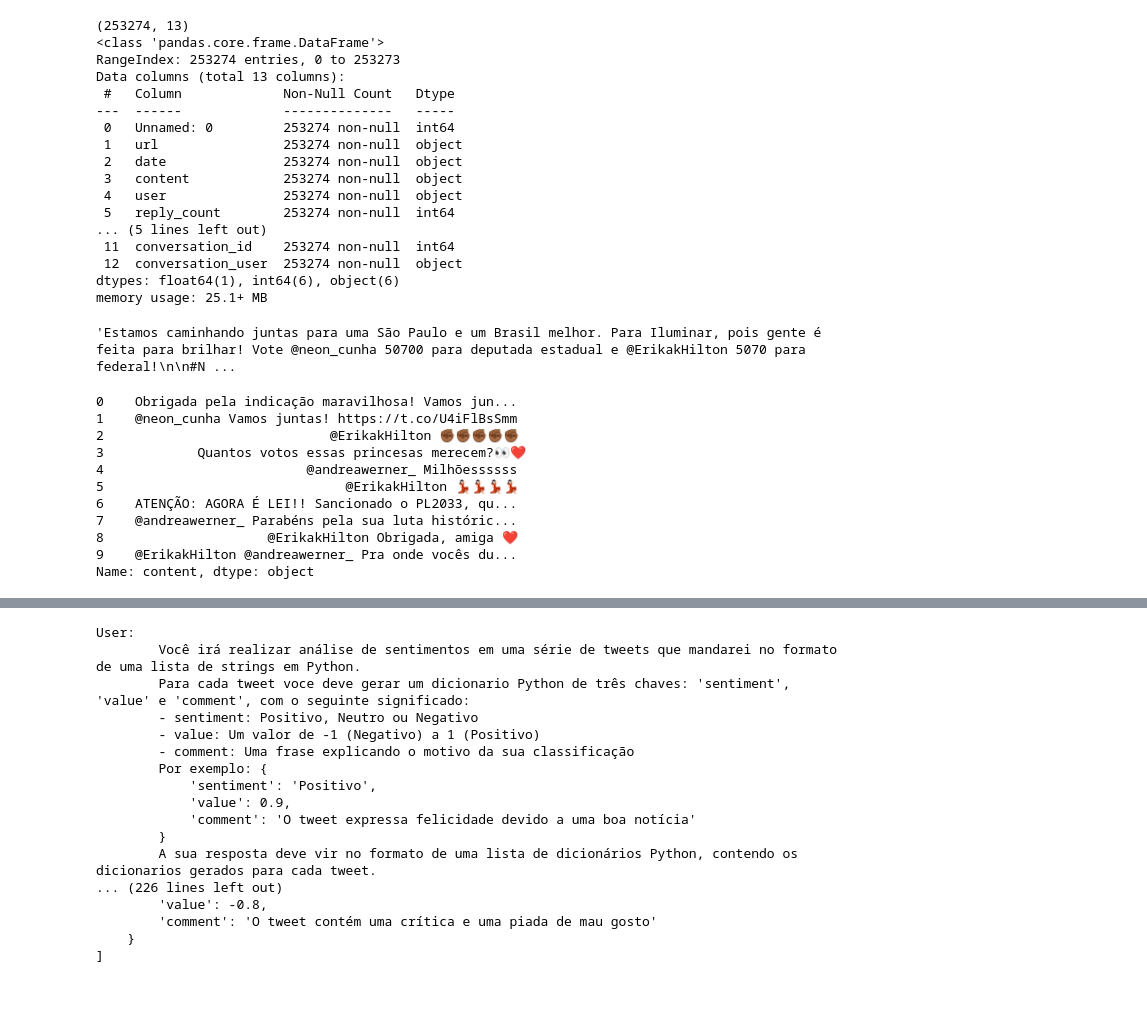
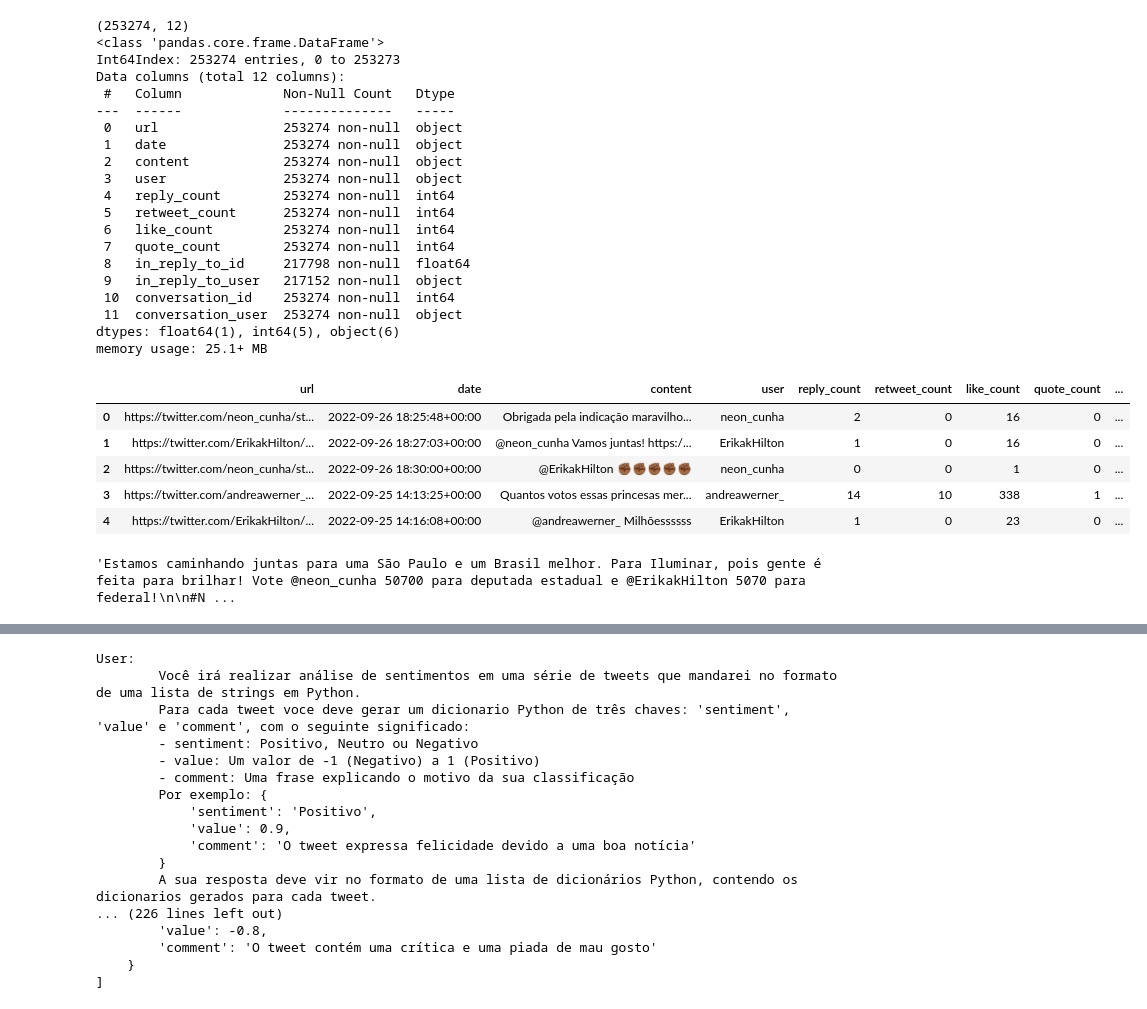
Before and after one commit to thiago-paim/projeto-tera, a Jupyter notebook: notebooks/pipeline_experiment.ipynb, the cells around one changed output, grey strips where cells are left out. Drawn from its saved outputs; the diff is of its cells as text; code cells hidden in the pictures.

Commit message:
notebook de testes

```diff
--- a/notebooks/pipeline_experiment.ipynb
+++ b/notebooks/pipeline_experiment.ipynb
@@ -28,42 +5,63 @@ pd.options.display.max_colwidth = 300
+# %%
+import matplotlib.pyplot as plt
+import nltk
+import numpy as np
+import pandas as pd
+import re
+import seaborn as sns
+from sklearn.cluster import KMeans
+from sklearn.decomposition import LatentDirichletAllocation
+from sklearn.feature_extraction.text import CountVectorizer, TfidfVectorizer
+import spacy
+from wordcloud import WordCloud
+
+from src.feature_extraction import get_chatgpt_sentiment_analysis
+
+# Oculta warnings do notebook
+# import warnings
+# warnings.filterwarnings('ignore')
+
+# Configurações de visualização
+pd.set_option('display.max_columns', 100)
+pd.options.display.float_format = '{:,.2f}'.format
+pd.options.display.max_colwidth = 300
 # %%
 dataset_path = '../data/raw/'
-df = pd.read_csv(f"{dataset_path}candidatos-dep-est-SP-0922-0323.csv", sep=',')
+df = pd.read_csv(f"{dataset_path}candidatos-dep-est-SP-0922-0323.csv", sep=',', index_col=0)
 print(df.shape)
 df.info()
 # %% [output]
-(253274, 13)
+(253274, 12)
 <class 'pandas.core.frame.DataFrame'>
-RangeIndex: 253274 entries, 0 to 253273
-Data columns (total 13 columns):
+Int64Index: 253274 entries, 0 to 253273
+Data columns (total 12 columns):
  #   Column             Non-Null Count   Dtype
 ---  ------             --------------   -----
- 0   Unnamed: 0         253274 non-null  int64
- 1   url                253274 non-null  object
- 2   date               253274 non-null  object
- 3   content            253274 non-null  object
- 4   user               253274 non-null  object
- 5   reply_count        253274 non-null  int64
-... (5 lines left out)
- 11  conversation_id    253274 non-null  int64
- 12  conversation_user  253274 non-null  object
-dtypes: float64(1), int64(6), object(6)
+ 0   url                253274 non-null  object
+ 1   date               253274 non-null  object
+ 2   content            253274 non-null  object
+ 3   user               253274 non-null  object
+ 4   reply_count        253274 non-null  int64
+ 5   retweet_count      253274 non-null  int64
+ 6   like_count         253274 non-null  int64
+ 7   quote_count        253274 non-null  int64
+ 8   in_reply_to_id     217798 non-null  float64
+ 9   in_reply_to_user   217152 non-null  object
+ 10  conversation_id    253274 non-null  int64
+ 11  conversation_user  253274 non-null  object
+dtypes: float64(1), int64(5), object(6)
 memory usage: 25.1+ MB
+# %%
+df.head()
+# %% [output]
+|  | url | date | content | user | reply_count | retweet_count | like_count | quote_count | ... |
+| 0 | https://twitter.com/neon_cunha/st... | 2022-09-26 18:25:48+00:00 | Obrigada pela indicação maravilho... | neon_cunha | 2 | 0 | 16 | 0 | ... |
+| 1 | https://twitter.com/ErikakHilton/... | 2022-09-26 18:27:03+00:00 | @neon_cunha Vamos juntas! https:/... | ErikakHilton | 1 | 0 | 16 | 0 | ... |
+| 2 | https://twitter.com/neon_cunha/st... | 2022-09-26 18:30:00+00:00 | @ErikakHilton ✊🏾✊🏾✊🏾✊🏾✊🏾 | neon_cunha | 0 | 0 | 1 | 0 | ... |
+| 3 | https://twitter.com/andreawerner_... | 2022-09-25 14:13:25+00:00 | Quantos votos essas princesas mer... | andreawerner_ | 14 | 10 | 338 | 1 | ... |
+| 4 | https://twitter.com/ErikakHilton/... | 2022-09-25 14:16:08+00:00 | @andreawerner_ Milhõessssss | ErikakHilton | 1 | 0 | 23 | 0 | ... |
 # %%
 text = df.content[11]
 text
 # %% [output]
 'Estamos caminhando juntas para uma São Paulo e um Brasil melhor. Para Iluminar, pois gente é feita para brilhar! Vote @neon_cunha 50700 para deputada estadual e @ErikakHilton 5070 para federal!\n\n#N ...
-# %%
-df.content[:10]
-# %% [output]
-0    Obrigada pela indicação maravilhosa! Vamos jun...
-1    @neon_cunha Vamos juntas! https://t.co/U4iFlBsSmm
-2                             @ErikakHilton ✊🏾✊🏾✊🏾✊🏾✊🏾
-3            Quantos votos essas princesas merecem?👀❤️
-4                          @andreawerner_ Milhõessssss
-5                               @ErikakHilton 💃🏻💃🏻💃🏻💃🏻
-6    ATENÇÃO: AGORA É LEI!! Sancionado o PL2033, qu...
-7    @andreawerner_ Parabéns pela sua luta históric...
-8                     @ErikakHilton Obrigada, amiga ❤️
-9    @ErikakHilton @andreawerner_ Pra onde vocês du...
-Name: content, dtype: object
```
Also changed, not shown: parts of 4 cells of this notebook, 1 other file.
